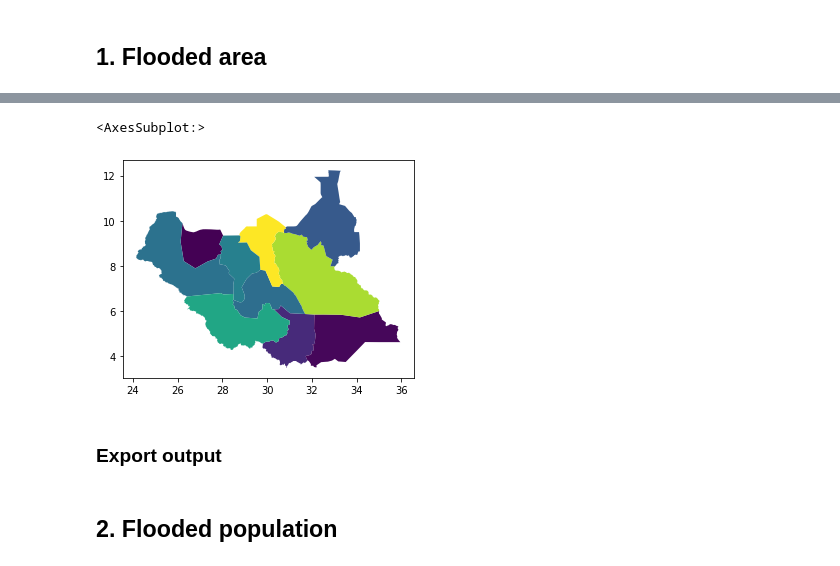
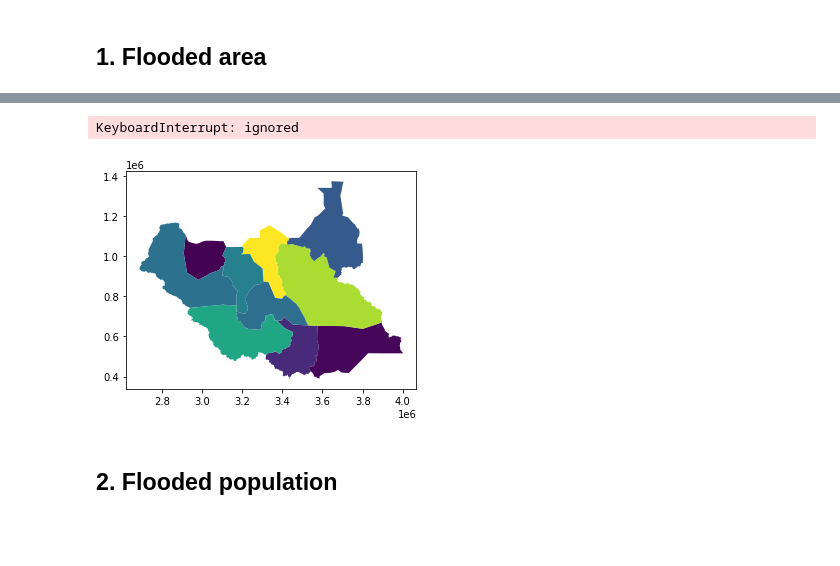
Before and after one commit to sabgis1968/rdl-pyTools, a Jupyter notebook: ss-fl-pop.ipynb, the cells around one changed output, grey strips where cells are left out. Drawn from its saved outputs; the diff is of its cells as text; code cells hidden in the pictures; blank space fills up the shorter version.

```diff
--- a/ss-fl-pop.ipynb
+++ b/ss-fl-pop.ipynb
@@ -190,9 +189,10 @@ flooded_area_df['flooded_area'] *= pixelSizeX*pixelSizeY
 # %%
 flooded_area_deg = adm1.join(flooded_area_df, on='ADM1_PCODE')
 
-flooded_area_deg.plot(column='flooded_area')
+
+# flooded_area_deg = flooded_area_deg.to_crs(epsg=3857)
+ax = flooded_area_deg.plot(column='flooded_area', alpha=0.5, edgecolor='k')
+ctx.add_basemap(ax, zoom=12)
 # %% [output]
-<AxesSubplot:>
+KeyboardInterrupt: ignored
-[figure, old version]
+[figure, new version]
-# %% [markdown]
-### Export output
```
Also changed, not shown: parts of 5 cells of this notebook.
